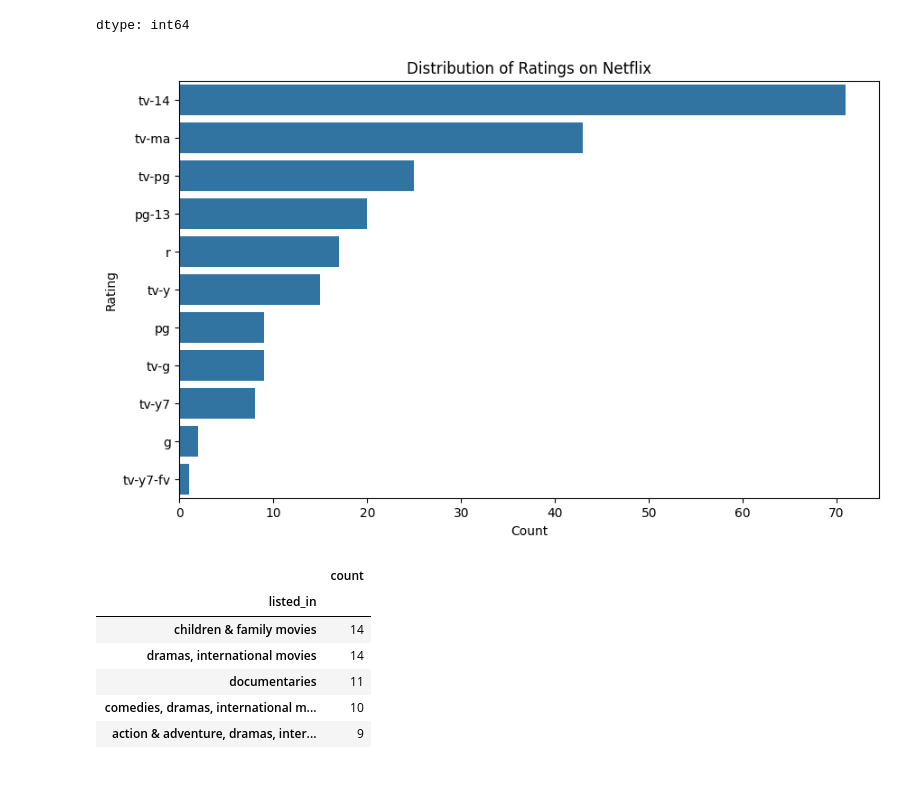
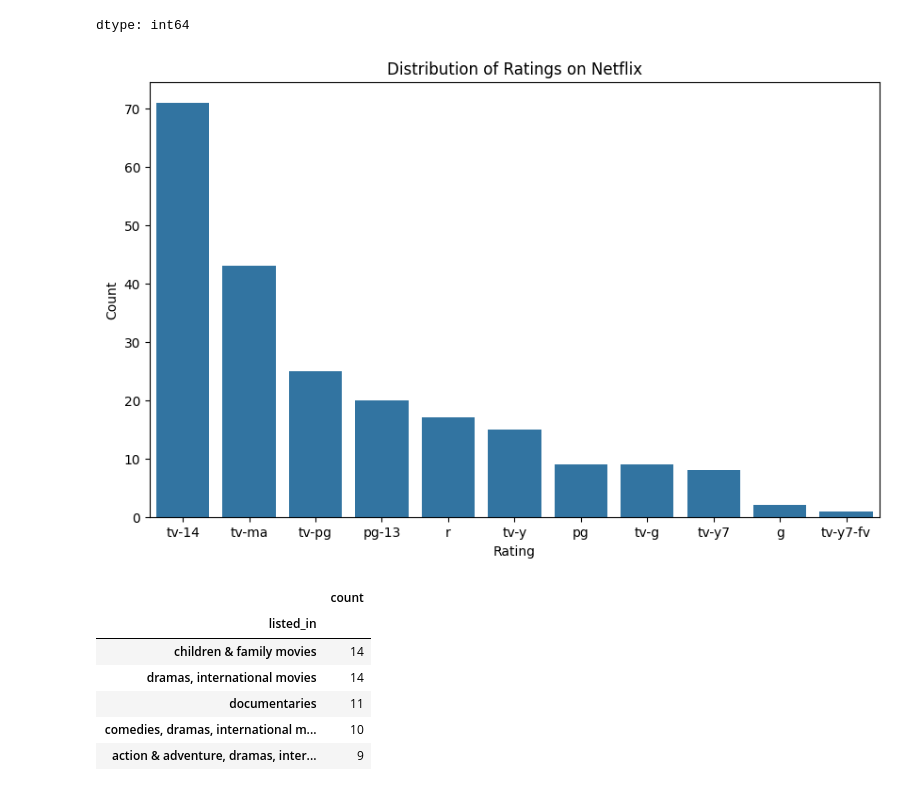
Before and after one commit to springboardmentor345a-create/Netflix-Content-Strat, a Jupyter notebook: week3.ipynb, the cells around one changed output. Drawn from its saved outputs; the diff is of its cells as text; code cells hidden in the pictures.

```diff
--- a/week3.ipynb
+++ b/week3.ipynb
@@ -408,14 +412,16 @@ df['rating'].value_counts()
 dtype: int64
 # %%
 plt.figure(figsize=(10,6))
-sns.countplot(y='rating', data=df, order=df['rating'].value_counts().index)
+
+sns.countplot(x='rating', data=df, order=df['rating'].value_counts().index)
 
 plt.title("Distribution of Ratings on Netflix")
-plt.xlabel("Count")
-plt.ylabel("Rating")
+plt.xlabel("Rating")
+plt.ylabel("Count")
+
 plt.show()
 # %% [output]
-[figure, old version]
+[figure, new version]
 # %%
 df['listed_in'].value_counts().head(10)
 # %% [output]
```
Also changed, not shown: parts of 8 cells of this notebook.
